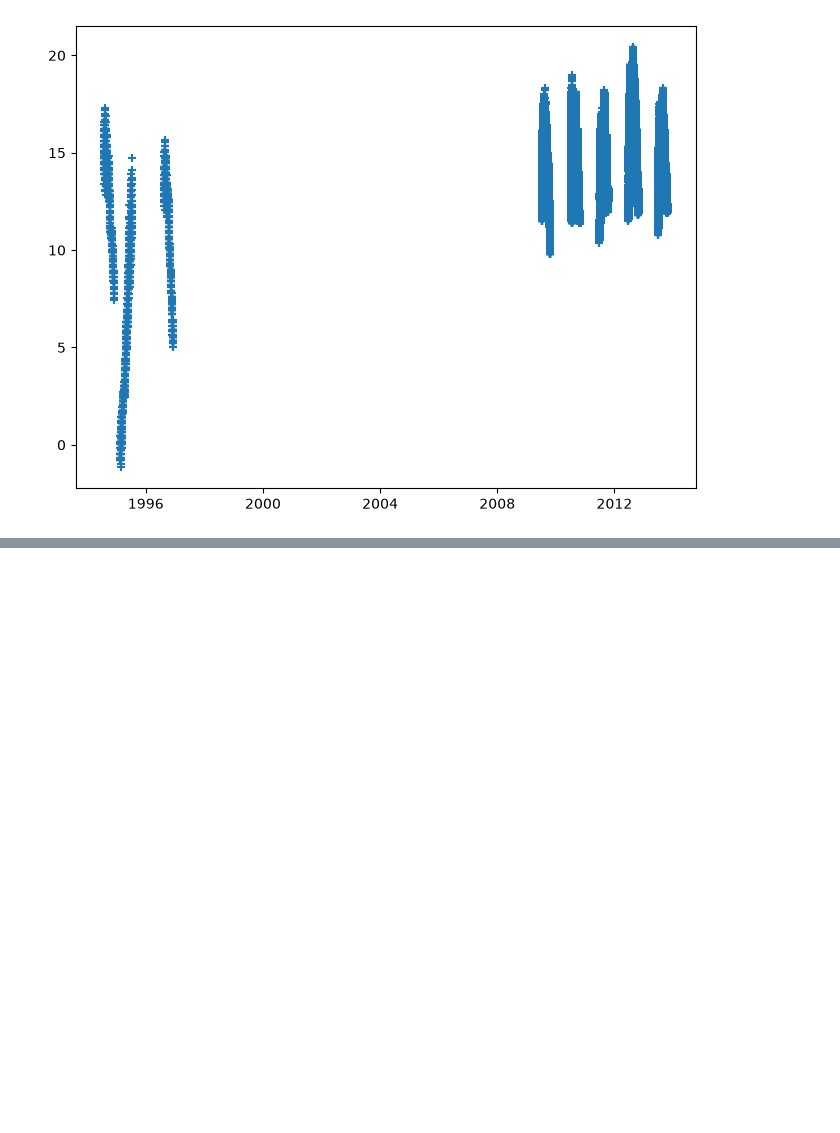
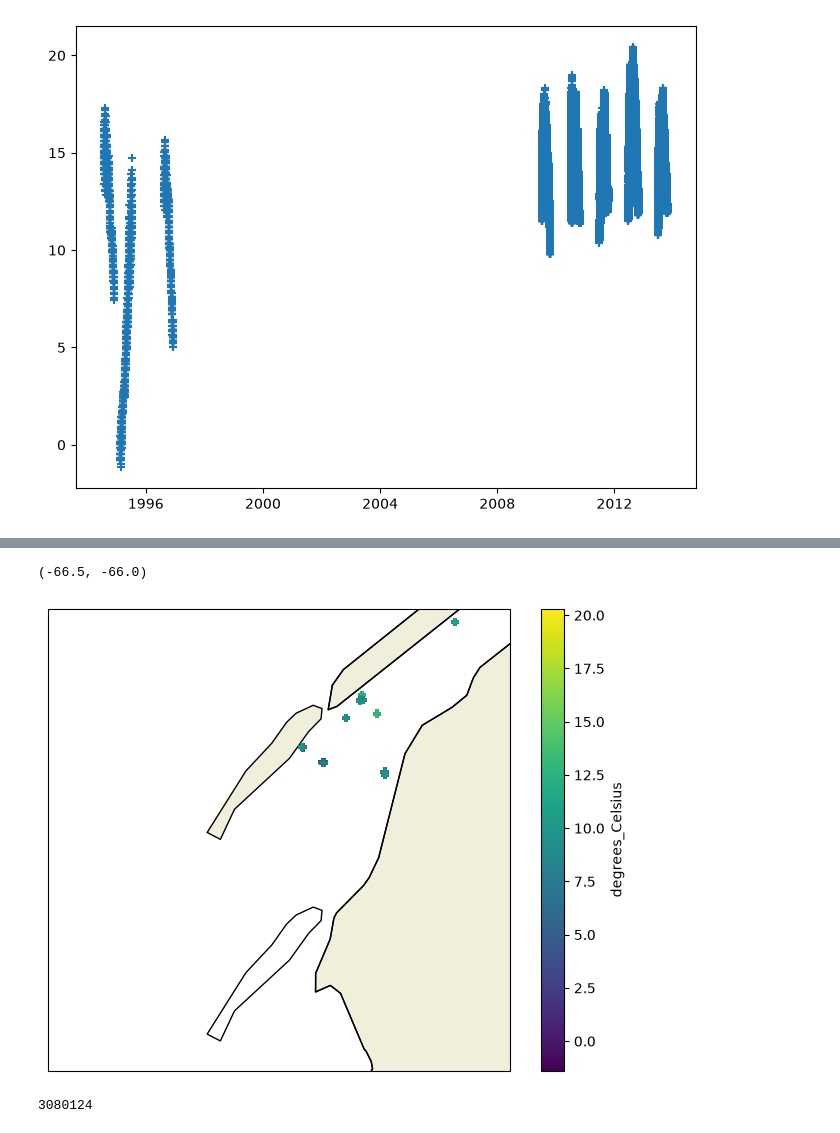
Before and after one commit to oceanhackweek/ohw26_model_downsampling, a Jupyter notebook: contributor_folders/aaron/aaron_notebook.ipynb, the cells around one changed output, grey strips where cells are left out. Cells and saved outputs as stored; diff of their text form; code cells hidden in the pictures; blank space fills up the shorter version.

```diff
--- a/contributor_folders/aaron/aaron_notebook.ipynb
+++ b/contributor_folders/aaron/aaron_notebook.ipynb
@@ -366,0 +436,5 @@ ax.scatter(focc_mor["time"], focc_mor["TEMPPR01"], marker="+")
+# %%
+fname = "wpsu-7fer_d8fc_0e83_de71.csv"
+cmar = pd.read_csv(Path(f"../../data/{fname}"))
+print(len(cmar))
+print(cmar.head())
@@ -366,0 +473,5 @@ ax.scatter(focc_mor["time"], focc_mor["TEMPPR01"], marker="+")
+# %%
+cmar_units = cmar.iloc[0]
+cmar = cmar.drop(0).reset_index(drop=True)
+# %%
+cmar = cmar[cmar["latitude"].astype(float).between(44, 44.5) & cmar["longitude"].astype(float).between(-66.5, -66)].copy()
@@ -366,0 +499,34 @@ ax.scatter(focc_mor["time"], focc_mor["TEMPPR01"], marker="+")
+# %%
+cmar["longitude"] = pd.to_numeric(cmar["longitude"])
+cmar["latitude"] = pd.to_numeric(cmar["latitude"])
+cmar["depth"] = pd.to_numeric(cmar["depth"])
+cmar["temperature"] = pd.to_numeric(cmar["temperature"])
+# %%
+fig, ax = plt.subplots(figsize=(8, 6), subplot_kw={"projection": ccrs.PlateCarree()})
+
+var = "temperature"
+
+sc = ax.scatter(
+    cmar["longitude"],
+    cmar["latitude"],
+    c=cmar[var],
+    transform=ccrs.PlateCarree(),
+    marker="+",
+)
+
+ax.coastlines()
+ax.add_feature(cfeature.LAND, edgecolor="black")
+
+ax.set_xlabel("Longitude")
+ax.set_ylabel("Latitude")
+plt.colorbar(sc, ax=ax, label=f"{cmar_units[var]}")
+
+plt.ylim((44, 44.5))
+plt.xlim((-66.5, -66))
+# %% [output]
+(-66.5, -66.0)
+[figure, added]
+# %%
+print(len(cmar))
+# %% [output]
+3080124
```
Also changed, not shown: parts of 15 cells of this notebook.
